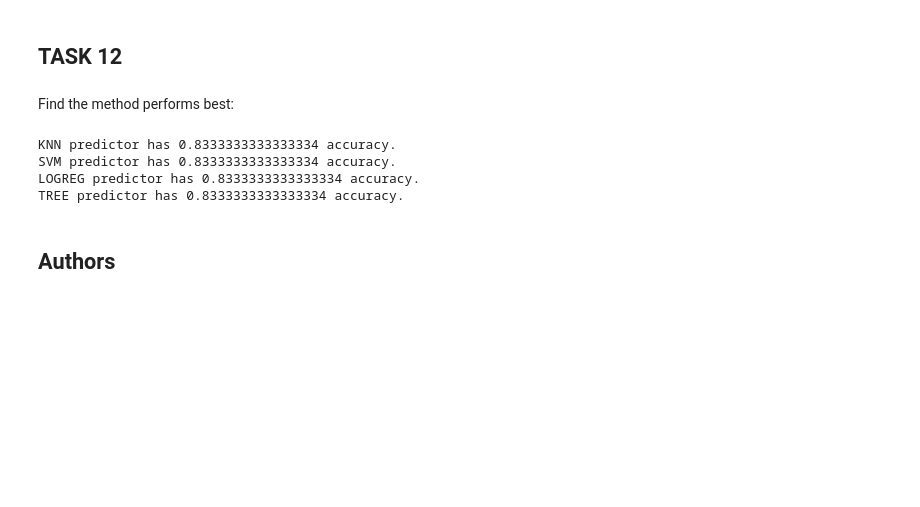
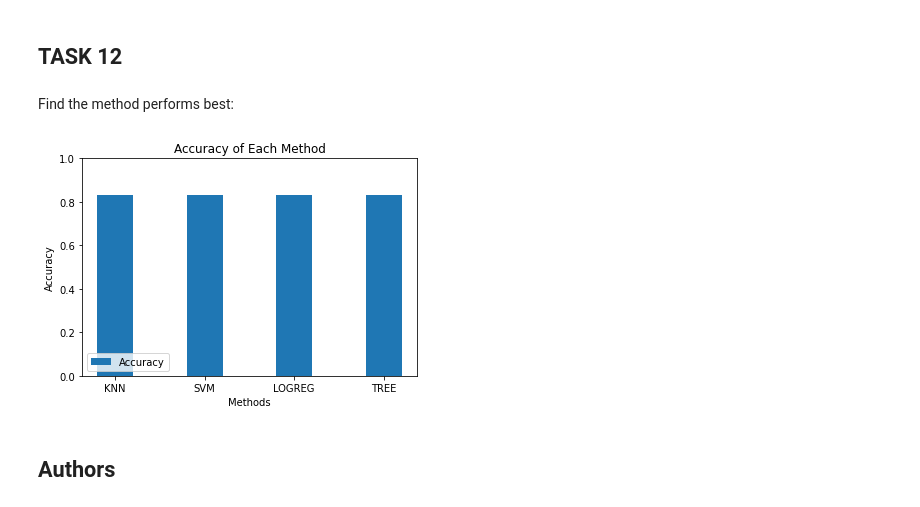
Before and after one commit to joseolino/dscapstone, a Jupyter notebook: SpaceX_Machine_Learning_Prediction_Part_5.ipynb, the cells around one changed output. Cells and saved outputs as stored; diff of their text form; code cells hidden in the pictures; blank space fills up the shorter version.

```diff
--- a/SpaceX_Machine_Learning_Prediction_Part_5.ipynb
+++ b/SpaceX_Machine_Learning_Prediction_Part_5.ipynb
@@ -321,17 +321,28 @@ plot_confusion_matrix(Y_test,yhat)
 ## TASK  12
 # %% [markdown]
 Find the method performs best:
-# %%
-predictors = [[knn_cv, "KNN"], [svm_cv, "SVM"], [logreg_cv, "LOGREG"], [tree_cv, "TREE"]]
-best_predictor = [0,""]
-
-for predictor in predictors:
-    print(f'{predictor[1]} predictor has {predictor[0].score(X_test, Y_test)} accuracy.')
-# %% [output]
-KNN predictor has 0.8333333333333334 accuracy.
-SVM predictor has 0.8333333333333334 accuracy.
-LOGREG predictor has 0.8333333333333334 accuracy.
-TREE predictor has 0.8333333333333334 accuracy.
+# %%
+predictors = {"KNN" : knn_cv, "SVM" : svm_cv, "LOGREG" : logreg_cv, "TREE" : tree_cv}
+
+x = []
+y = []
+
+for p in predictors.keys():
+  score = predictors[p].score(X_test, Y_test)
+  x.append(p)
+  y.append(score)
+
+plt.bar(x, y, 0.4, label = 'Accuracy')
+
+plt.ylim([0,1])
+
+plt.xlabel("Methods")
+plt.ylabel("Accuracy")
+plt.title("Accuracy of Each Method")
+plt.legend(loc='lower left')
+plt.show()
+# %% [output]
+[figure, added]
 # %% [markdown]
 ## Authors
 # %% [markdown]
```
